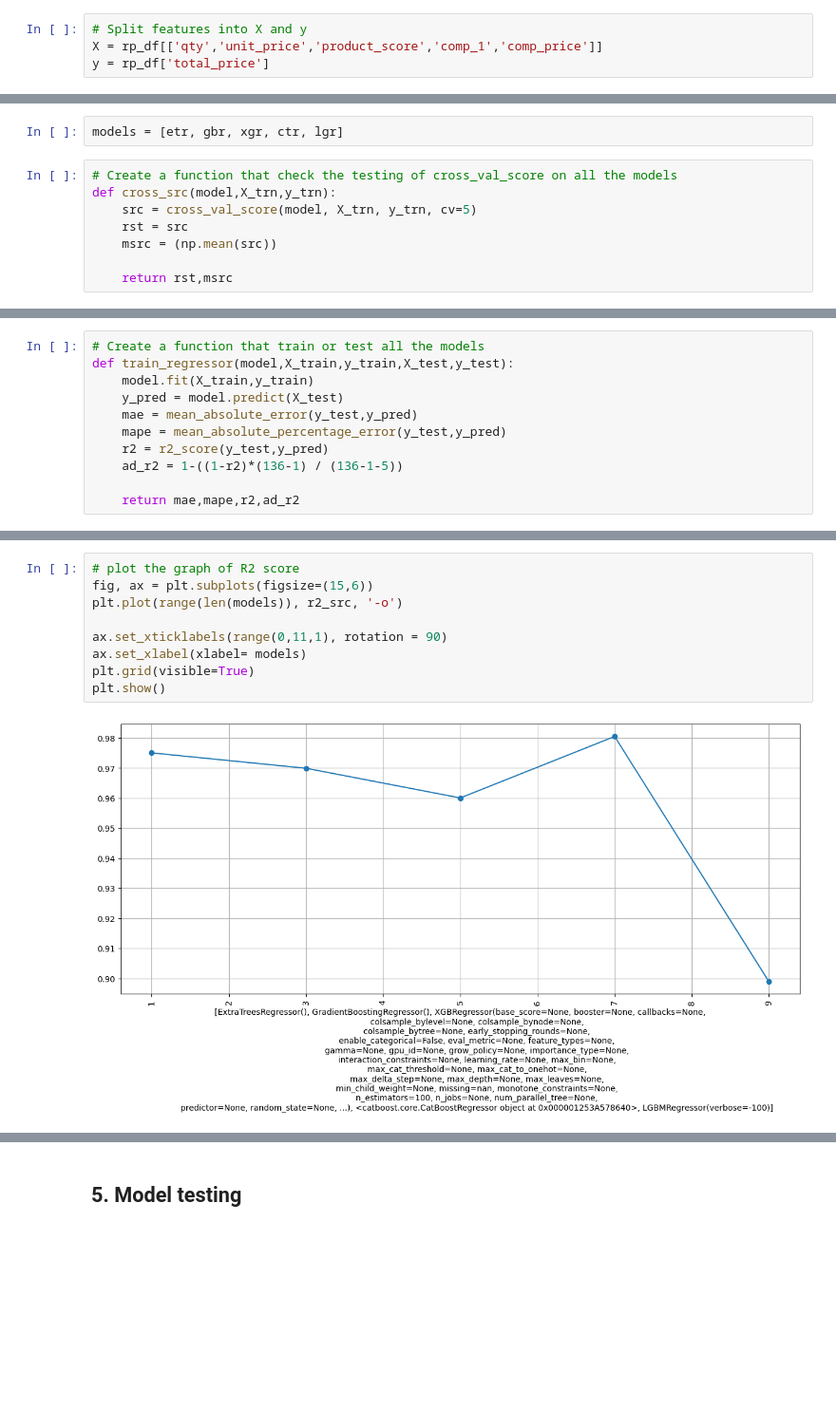
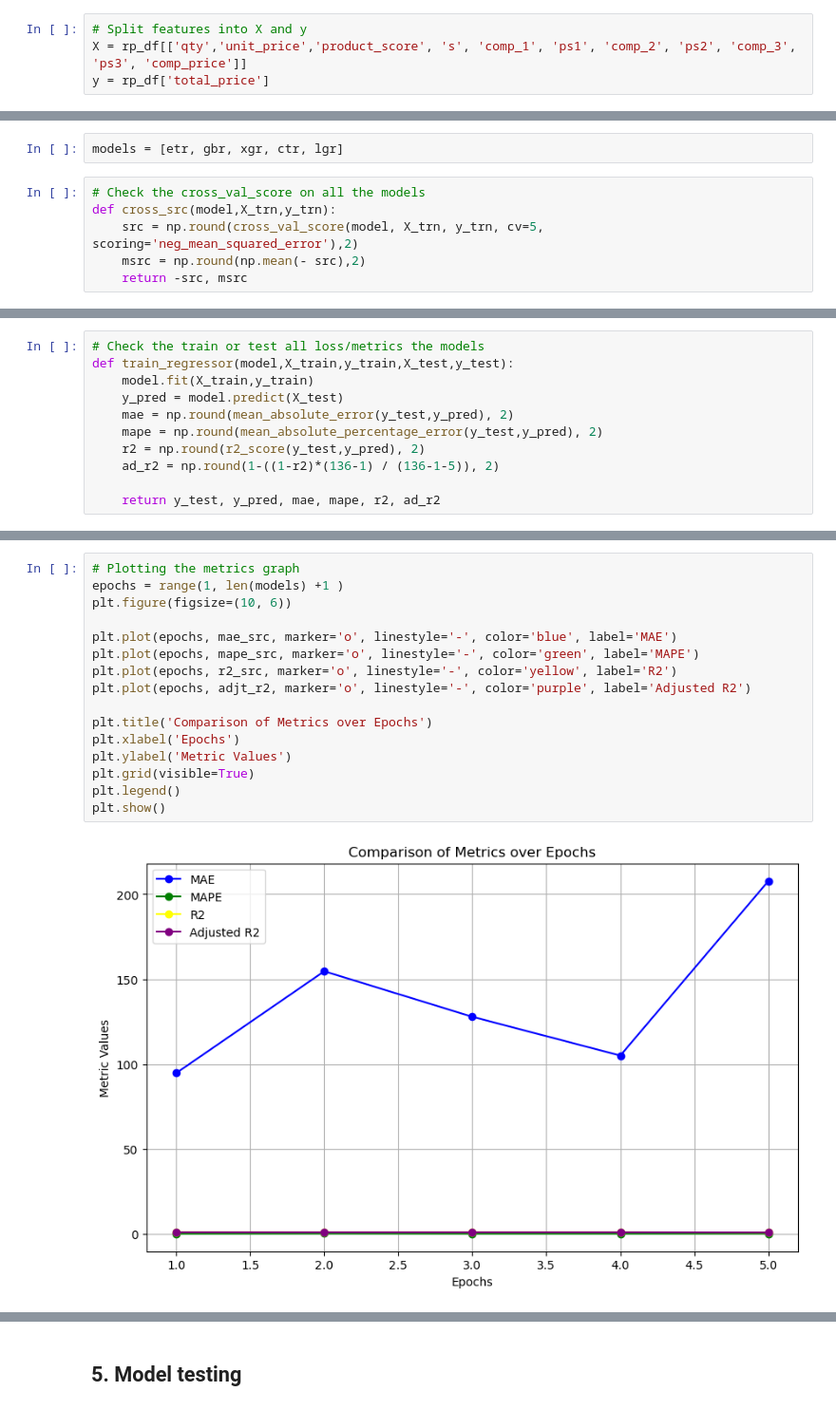
Before and after one commit to M-Hamza380/Retail-Price-Optimization, a Jupyter notebook: Retail Price Optimization.ipynb, the cells around one changed output, grey strips where cells are left out. Shown at 95% size. Cells and saved outputs as stored; diff of their text form; blank space fills up the shorter version.

```diff
--- a/Retail Price Optimization.ipynb
+++ b/Retail Price Optimization.ipynb
@@ -472,5 +510,5 @@ plt.show()
 # %%
 # Split features into X and y
-X = rp_df[['qty','unit_price','product_score','comp_1','comp_price']]
+X = rp_df[['qty','unit_price','product_score', 's', 'comp_1', 'ps1', 'comp_2', 'ps2', 'comp_3', 'ps3', 'comp_price']]
 y = rp_df['total_price']
 # %%
@@ -510,13 +576,11 @@ ctr = CatBoostRegressor(verbose=False, metric_period=100)
 # %%
 models = [etr, gbr, xgr, ctr, lgr]
 # %%
-# Create a function that check the testing of cross_val_score on all the models
+# Check the cross_val_score on all the models
 def cross_src(model,X_trn,y_trn):
-    src = cross_val_score(model, X_trn, y_trn, cv=5)
-    rst = src
-    msrc = (np.mean(src))
-
-    return rst,msrc
+    src = np.round(cross_val_score(model, X_trn, y_trn, cv=5, scoring='neg_mean_squared_error'),2)
+    msrc = np.round(np.mean(- src),2)
+    return -src, msrc
 # %%
 # Testing with cross_val_score
 result = []
@@ -557,12 +621,12 @@ X_test.shape
 # %%
-# Create a function that train or test all the models
+# Check the train or test all loss/metrics the models
 def train_regressor(model,X_train,y_train,X_test,y_test):
     model.fit(X_train,y_train)
     y_pred = model.predict(X_test)
-    mae = mean_absolute_error(y_test,y_pred)
-    mape = mean_absolute_percentage_error(y_test,y_pred)
-    r2 = r2_score(y_test,y_pred)
-    ad_r2 = 1-((1-r2)*(136-1) / (136-1-5))
+    mae = np.round(mean_absolute_error(y_test,y_pred), 2)
+    mape = np.round(mean_absolute_percentage_error(y_test,y_pred), 2)
+    r2 = np.round(r2_score(y_test,y_pred), 2)
+    ad_r2 = np.round(1-((1-r2)*(136-1) / (136-1-5)), 2)
 
-    return mae,mape,r2,ad_r2
+    return y_test, y_pred, mae, mape, r2, ad_r2
 # %%
@@ -630,11 +719,18 @@ plt.show()
 # %%
-# plot the graph of R2 score
-fig, ax = plt.subplots(figsize=(15,6))
-plt.plot(range(len(models)), r2_src, '-o')
+# Plotting the metrics graph
+epochs = range(1, len(models) +1 )
+plt.figure(figsize=(10, 6))
 
-ax.set_xticklabels(range(0,11,1), rotation = 90)
-ax.set_xlabel(xlabel= models)
+plt.plot(epochs, mae_src, marker='o', linestyle='-', color='blue', label='MAE')
+plt.plot(epochs, mape_src, marker='o', linestyle='-', color='green', label='MAPE')
+plt.plot(epochs, r2_src, marker='o', linestyle='-', color='yellow', label='R2')
+plt.plot(epochs, adjt_r2, marker='o', linestyle='-', color='purple', label='Adjusted R2')
+
+plt.title('Comparison of Metrics over Epochs')
+plt.xlabel('Epochs')
+plt.ylabel('Metric Values')
 plt.grid(visible=True)
+plt.legend()
 plt.show()
 # %% [output]
-[figure, old version]
+[figure, new version]
```
Also changed, not shown: parts of 48 cells of this notebook.
